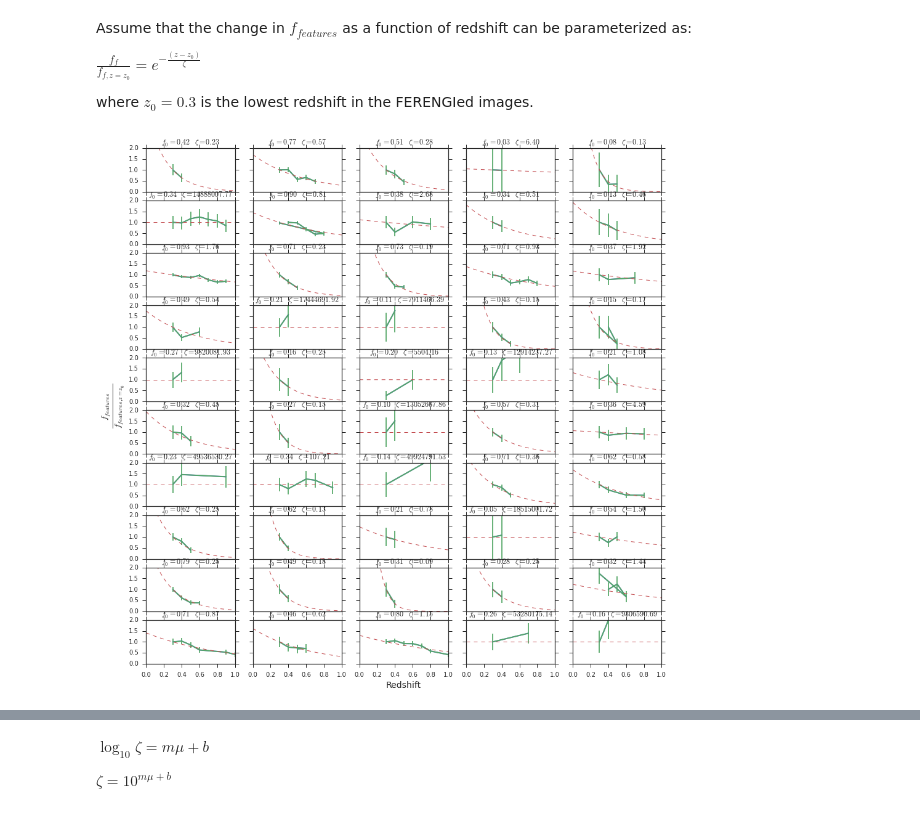
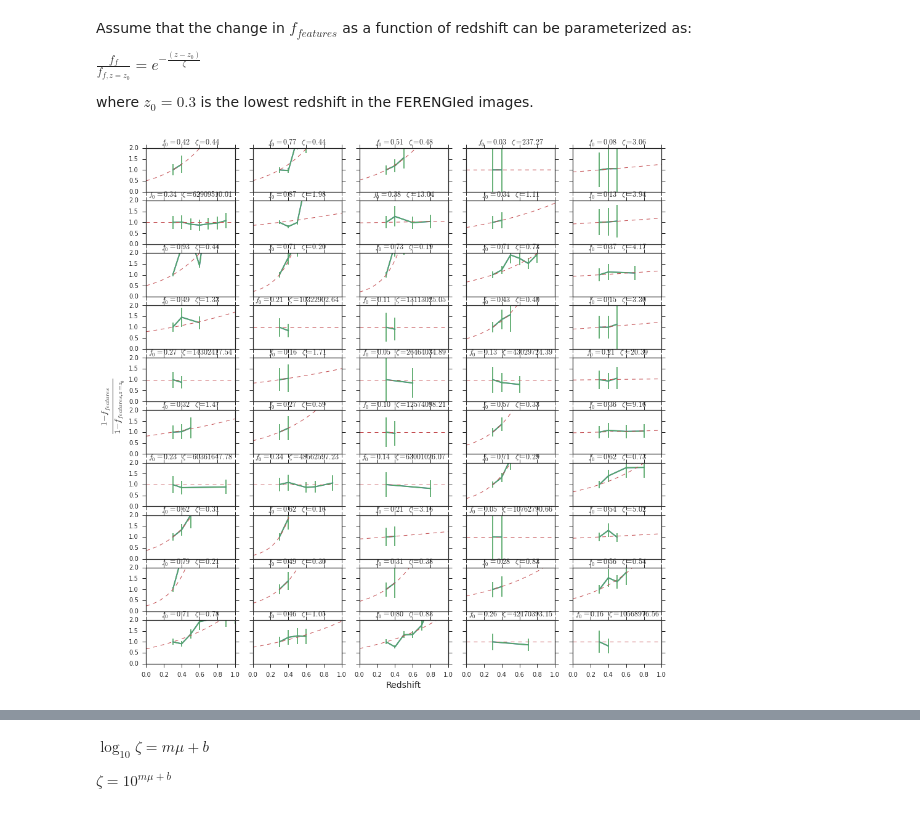
Before and after one commit to willettk/gzhubble, a Jupyter notebook: python/creating_debiased_catalog/STEP_2_zeta.ipynb, the cells around one changed output, grey strips where cells are left out. Saved outputs shown, nothing was run; the diff lists cells and outputs as text; code cells hidden in the pictures.

Commit message:
testing new normalization

```diff
--- a/python/creating_debiased_catalog/STEP_2_zeta.ipynb
+++ b/python/creating_debiased_catalog/STEP_2_zeta.ipynb
@@ -34,7 +34,9 @@ def download_from_dropbox(url):
 # Use only galaxies with surface brightness/redshift ranges that are considered "debiasable"
 # This table is computed in STEP 1 - p_features_thresholds_slope_method.ipynb
 
-ferengi_filename = download_from_dropbox("https://www.dropbox.com/s/e094o8z7dxkkciq/ferengi_data_with_categories_new_sb.fits?dl=1")
+#ferengi_filename = download_from_dropbox("https://www.dropbox.com/s/e094o8z7dxkkciq/ferengi_data_with_categories_new_sb.fits?dl=1")
+ferengi_filename = '../../data/ferengi_data_with_categories_new_sb.fits'
+
 alldata = Table.read(ferengi_filename)
 
 data = alldata[alldata['Correctable_Category'] == 'correctable']
@@ -63,7 +65,9 @@ def fzeta_exp(p,x):
 
     #y = p[0] * np.exp(-1 * (x-p[1])/p[2])
 
-    y = np.exp(-1 * (x-z0)/p[0])
+    #y = np.exp(-1 * (x-z0)/p[0]) old! for old normalization
+    y = np.exp((x-z0)/p[0])
+
 
     return y
 
@@ -72,6 +76,7 @@ def fzeta_lin(p,x):
     y = p[0] + p[1] * x
 
     return y
+
 
 def fzeta(p,x):
 
@@ -119,7 +124,7 @@ p_guess = np.array([0.5])
 
 # Set up plot
 fig,axarr = plt.subplots(nrows=10,ncols=5,sharex=True,sharey=True,figsize=(15,15))
-bigax = common_labels(fig,'Redshift',r'$\frac{f_{features}}{f_{features,z=z_0}}$',14,20)
+bigax = common_labels(fig,'Redshift',r'$\frac{1-f_{features}}{1-f_{features,z=z_0}}$',14,20)
 zarr = np.linspace(0,1,50)
 
 # For examples, only plot galaxies with an evolution correction of zero.
@@ -132,34 +137,42 @@ for ax in axarr.ravel():
     slen = 0
     # Make sure there are enough points to fit a function
     while slen < (len(p_guess)+1):
         ind = (e0['sdss_id'] == unique_galaxies.pop())
         slen = sum(ind)
 
     galaxy1 = e0[ind]
+    galaxy1.sort('sim_redshift') #make sure data is in order, helps for plotting later
+
 
     z_gal = galaxy1['sim_redshift']
     f_gal = galaxy1['p_features']
 
     #  ADD ERROR BARS
     n = 40  # assume 40 classifications per galaxy; it'd be better to use true value, though
     f_gal_err = error_bars(f_gal*n,n)
-    f_gal_norm = f_gal / f_gal[0]
+
+    #old normalization:
+    #f_gal_norm = f_gal / f_gal[0]
+
+    #new normalization:
+    f_gal_norm = (1 - f_gal) / (1 - f_gal[0])
+
     f_gal_norm_err = np.sqrt((f_gal_err/f_gal)**2 + (f_gal_err[0]/f_gal[0])**2) * f_gal_norm
 
     # Values must be explicitly cast as double-type precision for optimization to work. Incredibly frustrating.
     # Fix: http://stackoverflow.com/questions/12473406/scipy-optimize-leastsq-returns-best-guess-parameters-not-new-best-fit
 
     p, cov, infodict, mesg, ier = optimize.leastsq(errfunc,p_guess,args=(z_gal.astype(np.float64),
                                                                          f_gal_norm.astype(np.float64),
                                                                          f_gal_norm_err.astype(np.float64)),
                                                    full_output=1)
     ax.plot(z_gal,f_gal_norm,lw=2)
     ax.errorbar(z_gal,f_gal_norm, f_gal_norm_err)
     ax.plot(zarr,fzeta_exp(p,zarr),'--',lw=1)
     ax.set_title('$f_0={:.2f}\; \zeta={:.2f}$'.format(f_gal[0], p[0]))
     ax.set_xlim(0,1)
     ax.set_ylim(0,2)
 # %% [output]
-[figure, old version]
+[figure, new version]
 # %%
 # Find zeta for all images
```
Also changed, not shown: parts of 5 cells of this notebook, 1 other file.
